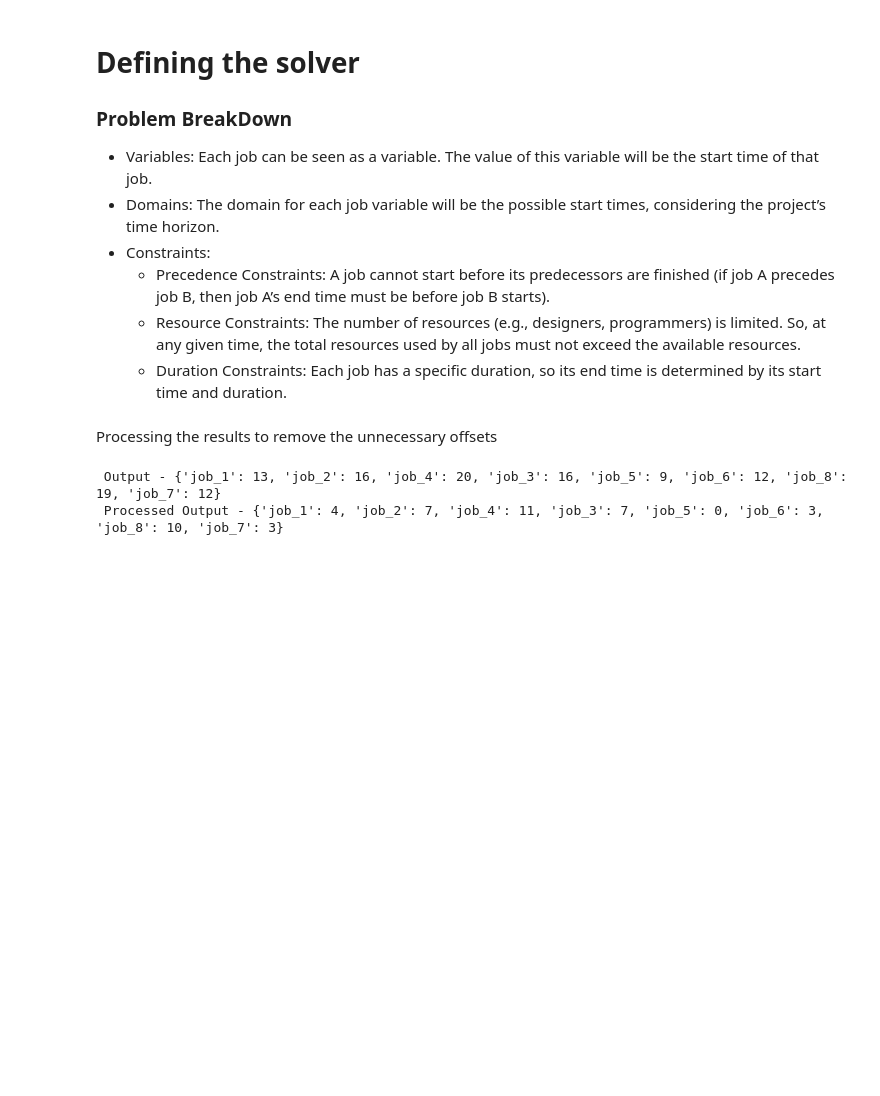
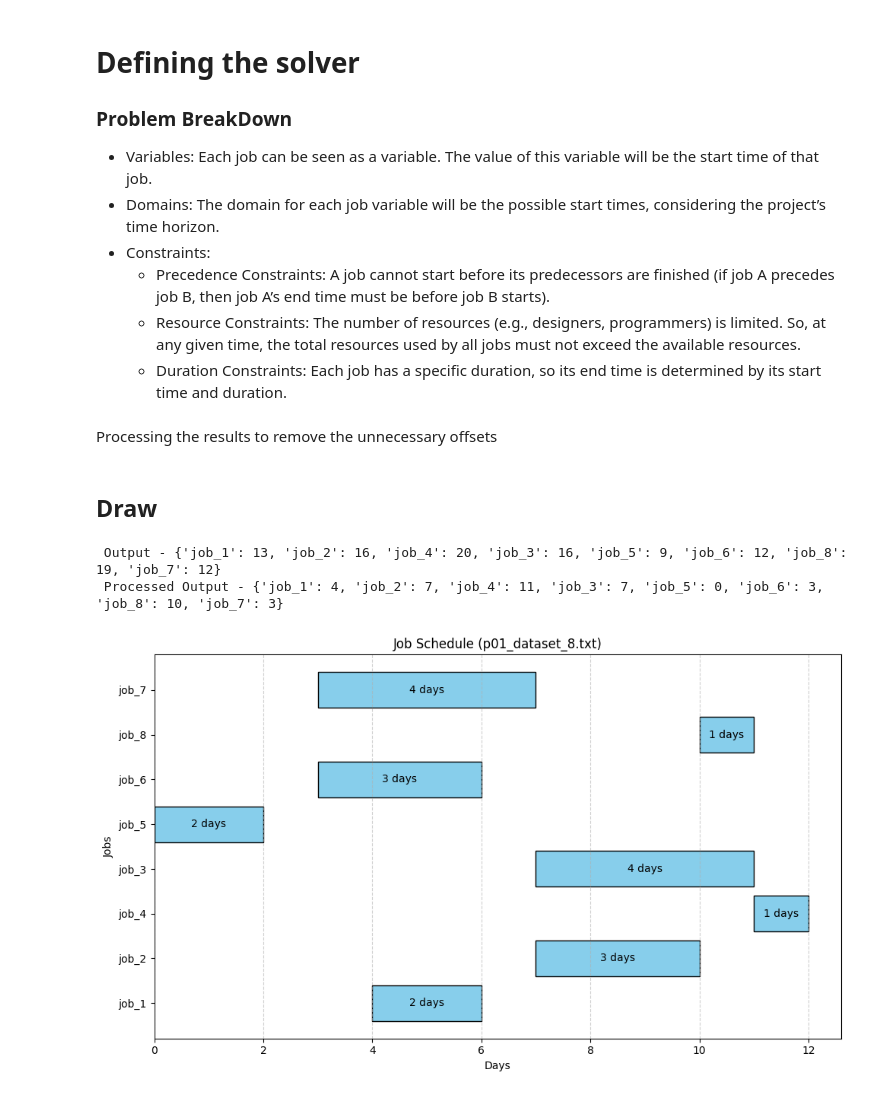
Before and after one commit to Gutelvam/AIFundamentsClass, a Jupyter notebook: assessment/Assessment_01_notebook.ipynb, the cells around one changed output. Drawn from its saved outputs; the diff is of its cells as text; code cells hidden in the pictures; blank space fills up the shorter version.

Commit message:
Added graph view

```diff
--- a/assessment/Assessment_01_notebook.ipynb
+++ b/assessment/Assessment_01_notebook.ipynb
@@ -400,19 +401,51 @@ def process_solution(solution, pData: ProjectData):
 		solution[key] -= min_offset
 
 	return solution;
+# %% [markdown]
+## Draw
+# %%
+# Data: start days and durations
+# Prepare data for the Gantt chart
+def draw_solution(solution, pData: ProjectData):
+    job_names = list(solution.keys())
+    start_day = list(solution.values())
+
+    duration = [pData.durations_resources[int(job.split('_')[1]) - 1].duration for job in job_names]
+
+    # Plot the Gantt chart
+    fig, ax = plt.subplots(figsize=(10, 6))
+
+    # Horizontal bars
+    ax.barh(job_names, duration, left=start_day, color='skyblue', edgecolor='black')
+
+    # Add labels and grid
+    ax.set_xlabel('Days')
+    ax.set_ylabel('Jobs')
+    ax.set_title(f'Job Schedule ({file_path})')
+    ax.grid(True, axis='x', linestyle='--', alpha=0.6)
+
+    # Annotate each job bar with its duration
+    for i, job in enumerate(job_names):
+        ax.text(start_day[i] + duration[i] / 2, i, f'{duration[i]} days', ha='center', va='center', color='black')
+
+    plt.tight_layout()
+    plt.show()
 # %%
 with open(file_path, "r") as file:
 		proj_data = parse_data(file)
 
 
 		problem = define_problem(proj_data)
 		solution = problem.getSolution()
 
 		if solution:
 			print(f" Output - {solution}")
 
 			processed_solution = process_solution(solution, proj_data)
 			print(f" Processed Output - {solution}")
+
+			draw_solution(solution, proj_data)
 # %% [output]
  Output - {'job_1': 13, 'job_2': 16, 'job_4': 20, 'job_3': 16, 'job_5': 9, 'job_6': 12, 'job_8': 19, 'job_7': 12}
  Processed Output - {'job_1': 4, 'job_2': 7, 'job_4': 11, 'job_3': 7, 'job_5': 0, 'job_6': 3, 'job_8': 10, 'job_7': 3}
+[figure, added]
```
Also changed, not shown: parts of 1 cell of this notebook.
